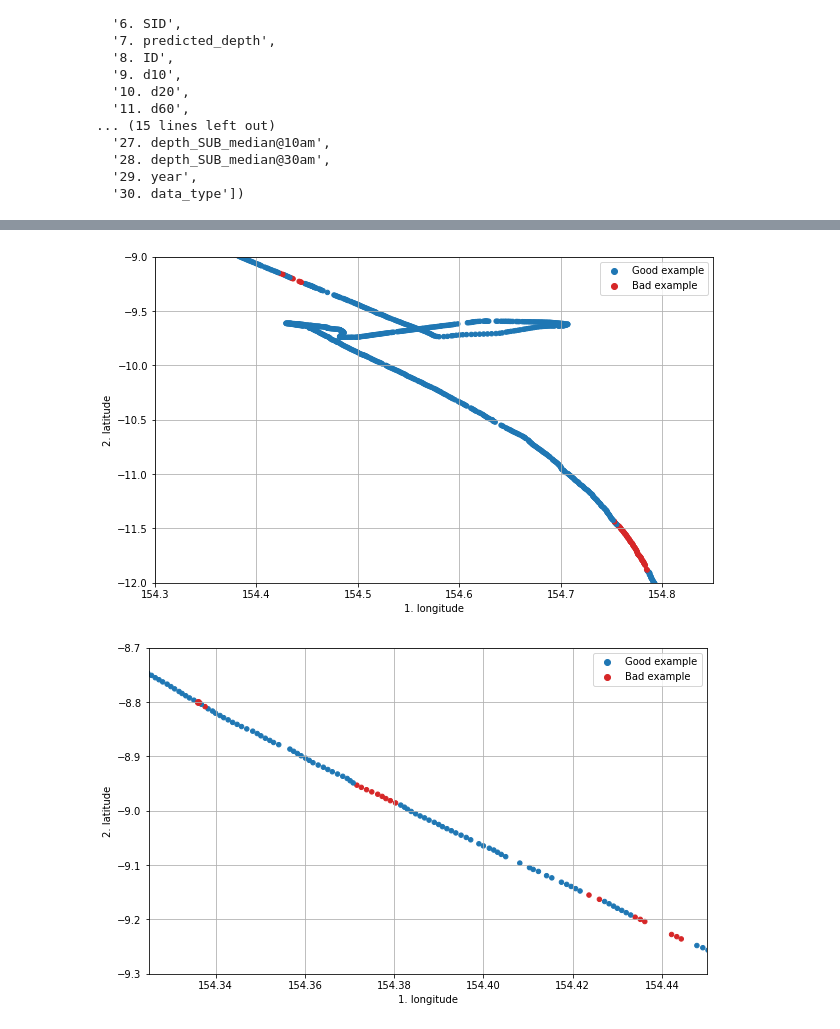
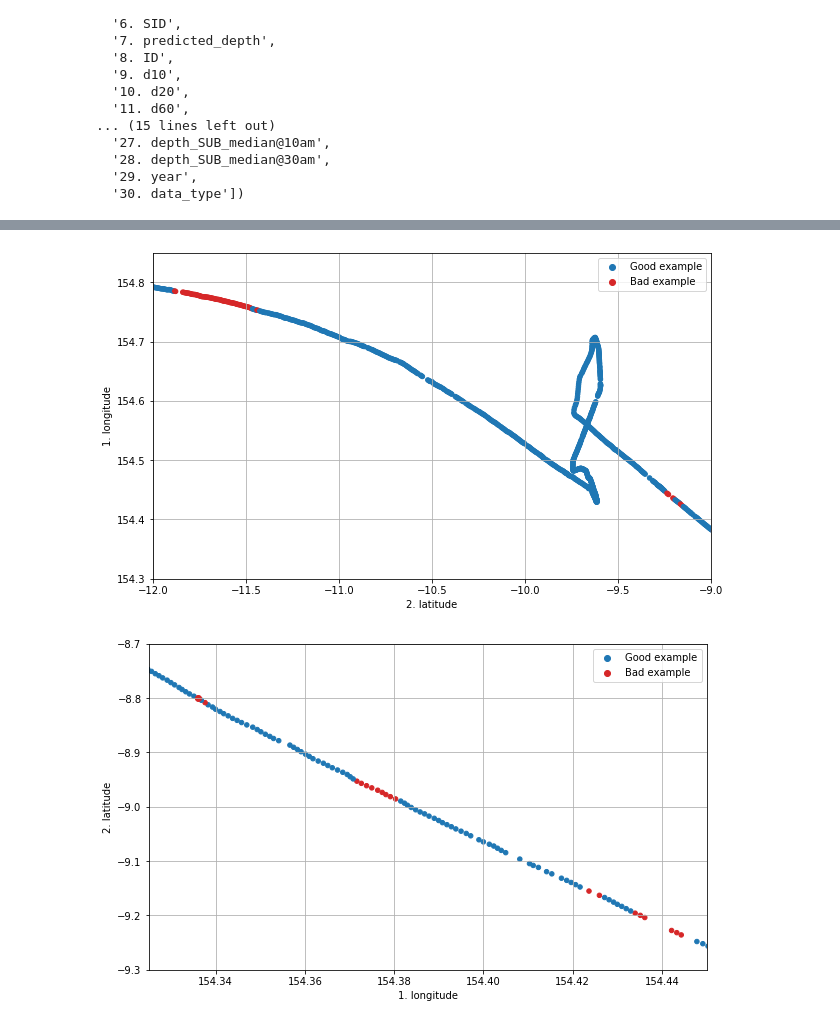
Before and after one commit to arapat/bathymetry-analysis, a Jupyter notebook: analysis/show-cruise-path.ipynb, the cells around one changed output, grey strips where cells are left out. Drawn from its saved outputs; the diff is of its cells as text; code cells hidden in the pictures.

```diff
--- a/analysis/show-cruise-path.ipynb
+++ b/analysis/show-cruise-path.ipynb
@@ -59,9 +63,10 @@ len(columns), columns
 # %%
-with open(filename) as f:
+import io
 
-    data = [line.split() for line in f.readlines()]
+with io.open(filename, 'r', newline='\n') as f:
+    data = [line.replace('\r', ' ') for line in f.readlines()]
 
-df = pd.read_csv(filename, sep='\s+', names=columns)
+df = pd.read_csv(io.StringIO('\n'.join(data)), sep='\s+', names=columns + ["a", "b", "c", "d", "e"])
 print(df.shape)
 df.head()
 # %% [output]
@@ -104,26 +109,26 @@ ax.grid();
 # %%
 %matplotlib inline
 from matplotlib import pyplot as plt
 fig, ax = plt.subplots(1, 1, figsize=(10, 6))
 
 # df.plot(x="1. longitude", y="5. sigd", ax=)
 color = df["5. sigd"]
 color_chr = []
 for c in list(color):
     if c == 9999:
         color_chr.append('#d62728')
     else:
         color_chr.append('#1f77b4')
-df.plot.scatter(y="2. latitude", x="1. longitude", c=color_chr, ax=ax)
-ax.scatter([good_point[0]], [good_point[1]], c="#1f77b4", label="Good example")
-ax.scatter([bad_point[0]], [bad_point[1]], c="#d62728", label="Bad example")
+df.plot.scatter(x="2. latitude", y="1. longitude", c=color_chr, ax=ax)
+ax.scatter([good_point[1]], [good_point[0]], c="#1f77b4", label="Good example")
+ax.scatter([bad_point[1]], [bad_point[0]], c="#d62728", label="Bad example")
 ax.legend();
 
-ax.set_ylim([-12, -9])
-ax.set_xlim([154.3, 154.85])
+ax.set_xlim([-12, -9])
+ax.set_ylim([154.3, 154.85])
 ax.grid();
 # %% [output]
-[figure, old version]
+[figure, new version]
 # %%
 %matplotlib inline
 from matplotlib import pyplot as plt
```
Also changed, not shown: parts of 3 cells of this notebook.
